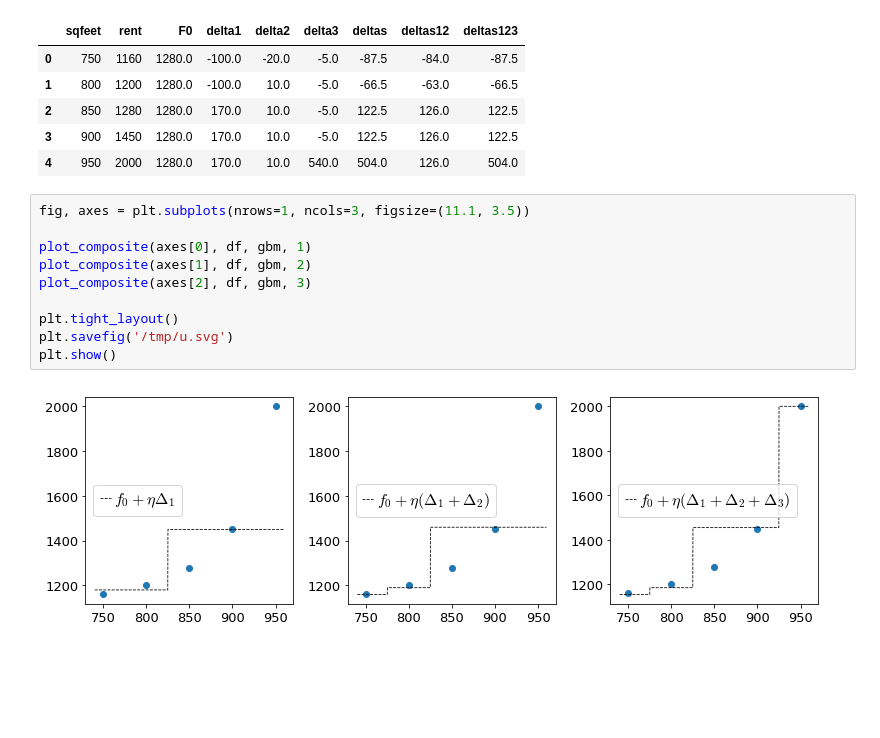
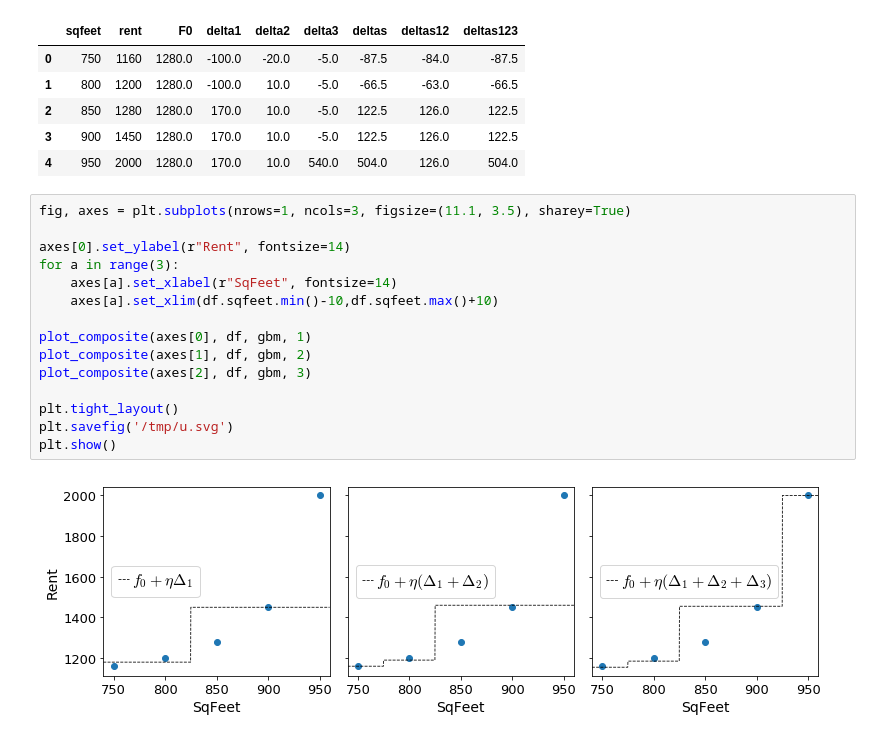
Before and after one commit to parrt/ml-articles, a Jupyter notebook: gradient-boosting/notebooks/dev-mae.ipynb, the cells around one changed output. Cells and saved outputs as stored; diff of their text form; blank space fills up the shorter version.

```diff
--- a/gradient-boosting/notebooks/dev-mae.ipynb
+++ b/gradient-boosting/notebooks/dev-mae.ipynb
@@ -325,14 +325,19 @@ df[['sqfeet','rent','F0','delta1','delta2','delta3','deltas','deltas12','deltas1
 | 3 | 900 | 1450 | 1280.0 | 170.0 | 10.0 | -5.0 | 122.5 | 126.0 | 122.5 |
 | 4 | 950 | 2000 | 1280.0 | 170.0 | 10.0 | 540.0 | 504.0 | 126.0 | 504.0 |
 # %%
-fig, axes = plt.subplots(nrows=1, ncols=3, figsize=(11.1, 3.5))
+fig, axes = plt.subplots(nrows=1, ncols=3, figsize=(11.1, 3.5), sharey=True)
+
+axes[0].set_ylabel(r"Rent", fontsize=14)
+for a in range(3):
+    axes[a].set_xlabel(r"SqFeet", fontsize=14)
+    axes[a].set_xlim(df.sqfeet.min()-10,df.sqfeet.max()+10)
 
 plot_composite(axes[0], df, gbm, 1)
 plot_composite(axes[1], df, gbm, 2)
 plot_composite(axes[2], df, gbm, 3)
 
 plt.tight_layout()
 plt.savefig('/tmp/u.svg')
 plt.show()
 # %% [output]
-[figure, old version]
+[figure, new version]
```
Also changed, not shown: parts of 1 cell of this notebook, 1 other file.
